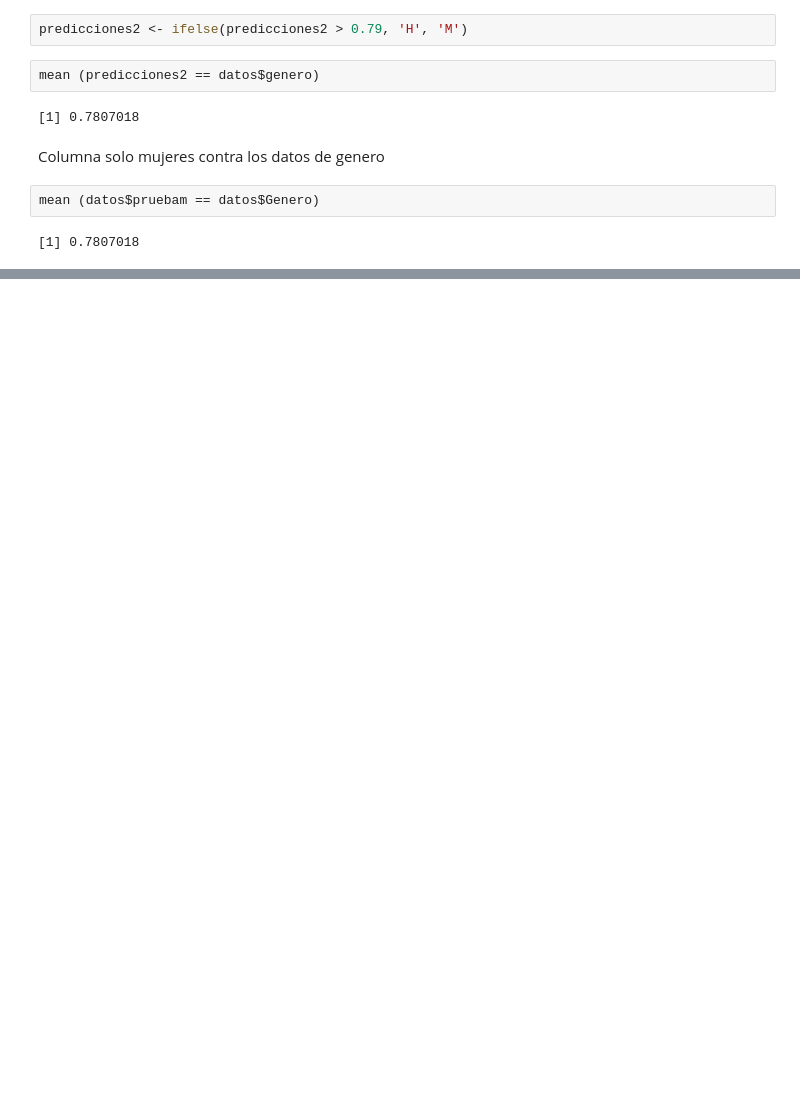
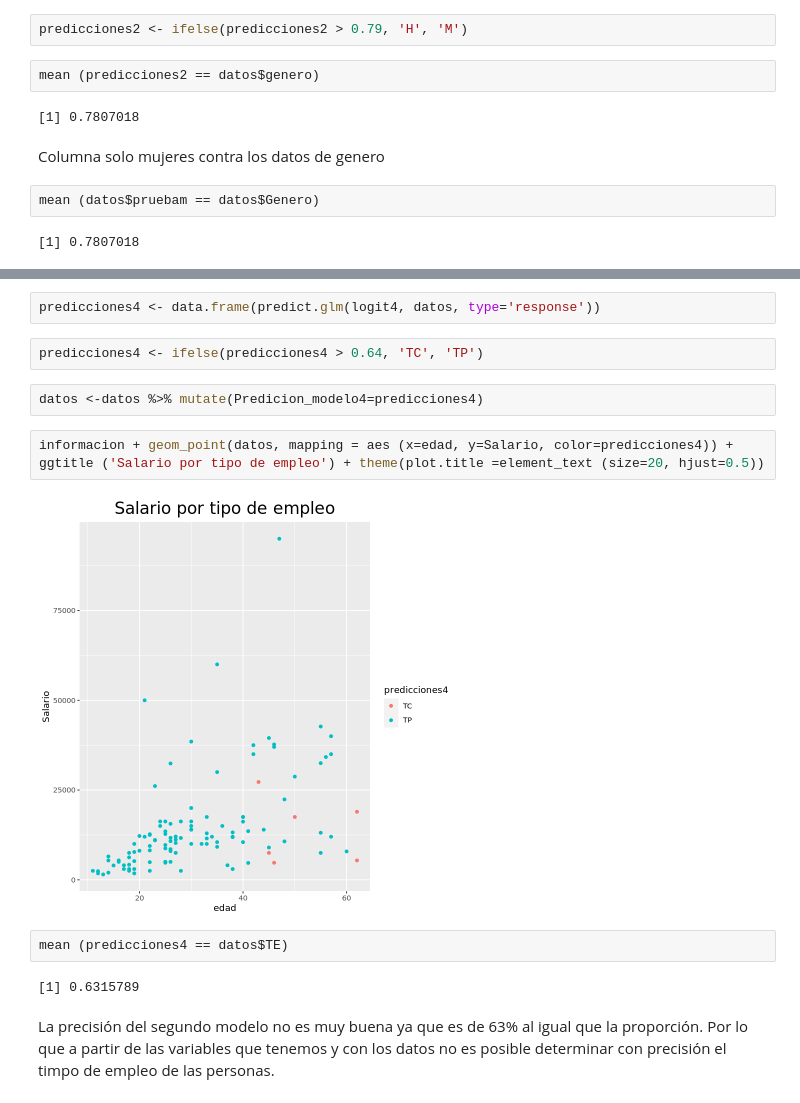
Before and after one commit to prope-2021-gh-classroom/practica-final-verano-2021-Juanes8, a Jupyter notebook: practica_final_equipo_5.ipynb, the cells around one changed output, grey strips where cells are left out. Saved outputs shown, nothing was run; the diff lists cells and outputs as text; blank space fills up the shorter version.

```diff
--- a/practica_final_equipo_5.ipynb
+++ b/practica_final_equipo_5.ipynb
@@ -259,0 +382,17 @@ mean (datos$pruebam == datos$Genero)
+# %%
+predicciones4 <- data.frame(predict.glm(logit4, datos, type='response'))
+# %%
+predicciones4 <- ifelse(predicciones4 > 0.64, 'TC', 'TP')
+# %%
+datos <-datos %>% mutate(Predicion_modelo4=predicciones4)
+# %%
+informacion + geom_point(datos, mapping = aes (x=edad, y=Salario, color=predicciones4)) +
+ggtitle ('Salario por tipo de empleo') + theme(plot.title =element_text (size=20, hjust=0.5))
+# %% [output]
+[figure, added]
+# %%
+mean (predicciones4 == datos$TE)
+# %% [output]
+[1] 0.6315789
+# %% [markdown]
+La precisión del segundo modelo no es muy buena ya que es de 63% al igual que la proporción. Por lo que a partir de las variables que tenemos y con los datos no es posible determinar con precisión el timpo de empleo de las personas.
```
Also changed, not shown: parts of 26 cells of this notebook.
